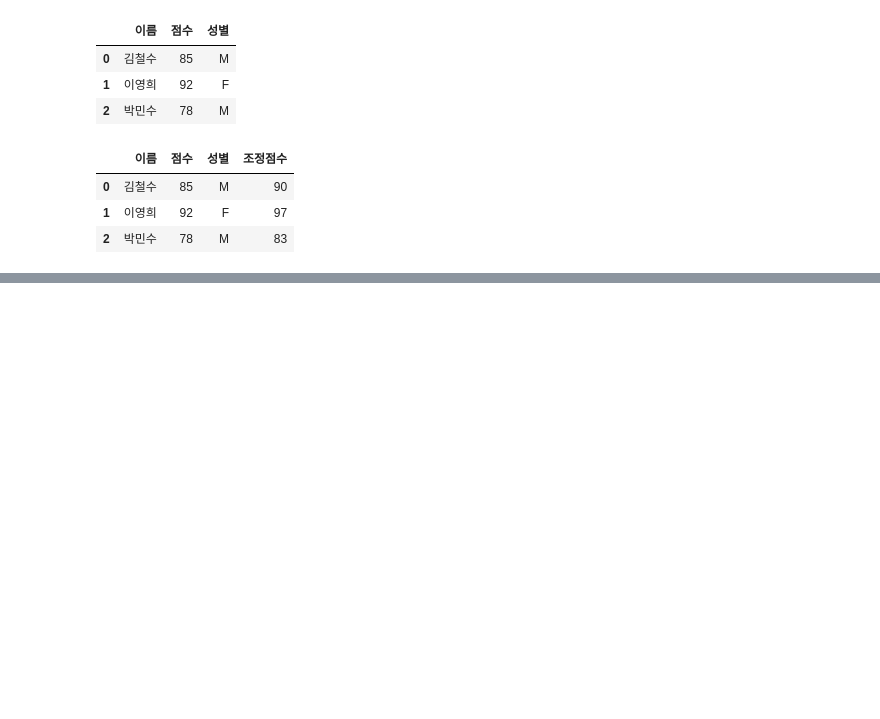
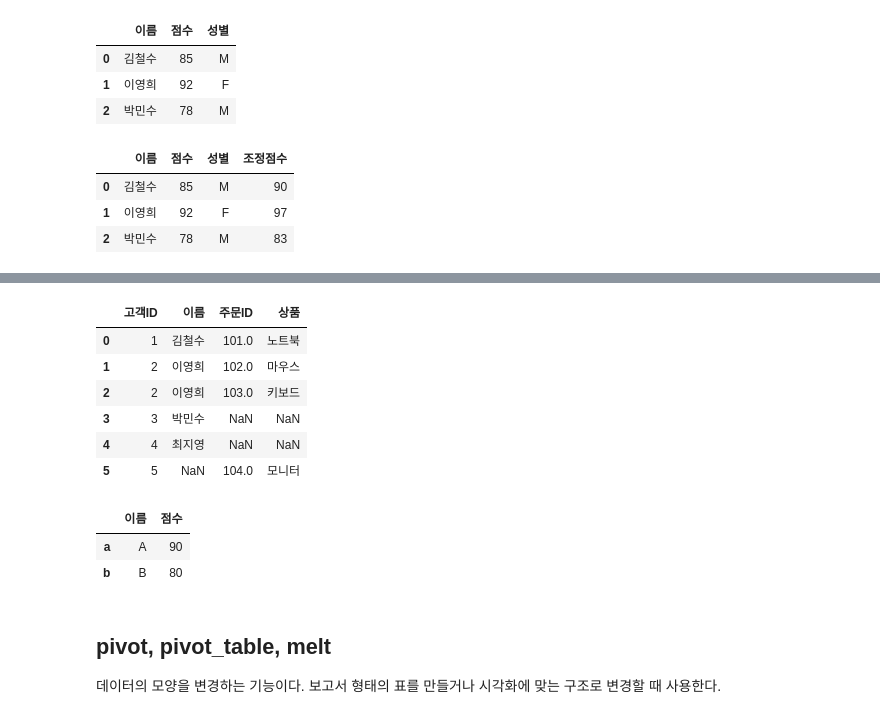
Before and after one commit to j-ai-616/04_data_analysis, a Jupyter notebook: 02_pandas/05_transformation.ipynb, the cells around one changed output, grey strips where cells are left out. Drawn from its saved outputs; the diff is of its cells as text; code cells hidden in the pictures; blank space fills up the shorter version.

```diff
--- a/02_pandas/05_transformation.ipynb
+++ b/02_pandas/05_transformation.ipynb
@@ -42,0 +138,13 @@ def grade(x):
+# %%
+# 고객 데이터
+customers = pd.DataFrame({
+    '고객ID': [1, 2, 3, 4],
+    '이름': ['김철수', '이영희', '박민수', '최지영']
+})
+
+# 주문데이터
+orders = pd.DataFrame({
+    '주문ID': [101, 102, 103, 104],
+    '고객ID': [1, 2, 2, 5],
+    '상품': ['노트북', '마우스', '키보드', '모니터']
+})
@@ -42,0 +169,24 @@ def grade(x):
+# %%
+# outer join: 양쪽 데이터를 모두 살린다.
+pd.merge(customers, orders, on='고객ID', how='outer')
+# %% [output]
+|  | 고객ID | 이름 | 주문ID | 상품 |
+| 0 | 1 | 김철수 | 101.0 | 노트북 |
+| 1 | 2 | 이영희 | 102.0 | 마우스 |
+| 2 | 2 | 이영희 | 103.0 | 키보드 |
+| 3 | 3 | 박민수 | NaN | NaN |
+| 4 | 4 | 최지영 | NaN | NaN |
+| 5 | 5 | NaN | 104.0 | 모니터 |
+# %%
+# join: 인덱스를 기준으로 결합
+left = pd.DataFrame({'이름': ['A', 'B']}, index=['a', 'b'])
+right = pd.DataFrame({'점수': [90, 80]}, index=['a', 'b'])
+
+left.join(right)
+# %% [output]
+|  | 이름 | 점수 |
+| a | A | 90 |
+| b | B | 80 |
+# %% [markdown]
+## pivot, pivot_table, melt
+데이터의 모양을 변경하는 기능이다. 보고서 형태의 표를 만들거나 시각화에 맞는 구조로 변경할 때 사용한다.
```
Also changed, not shown: parts of 19 cells of this notebook.
